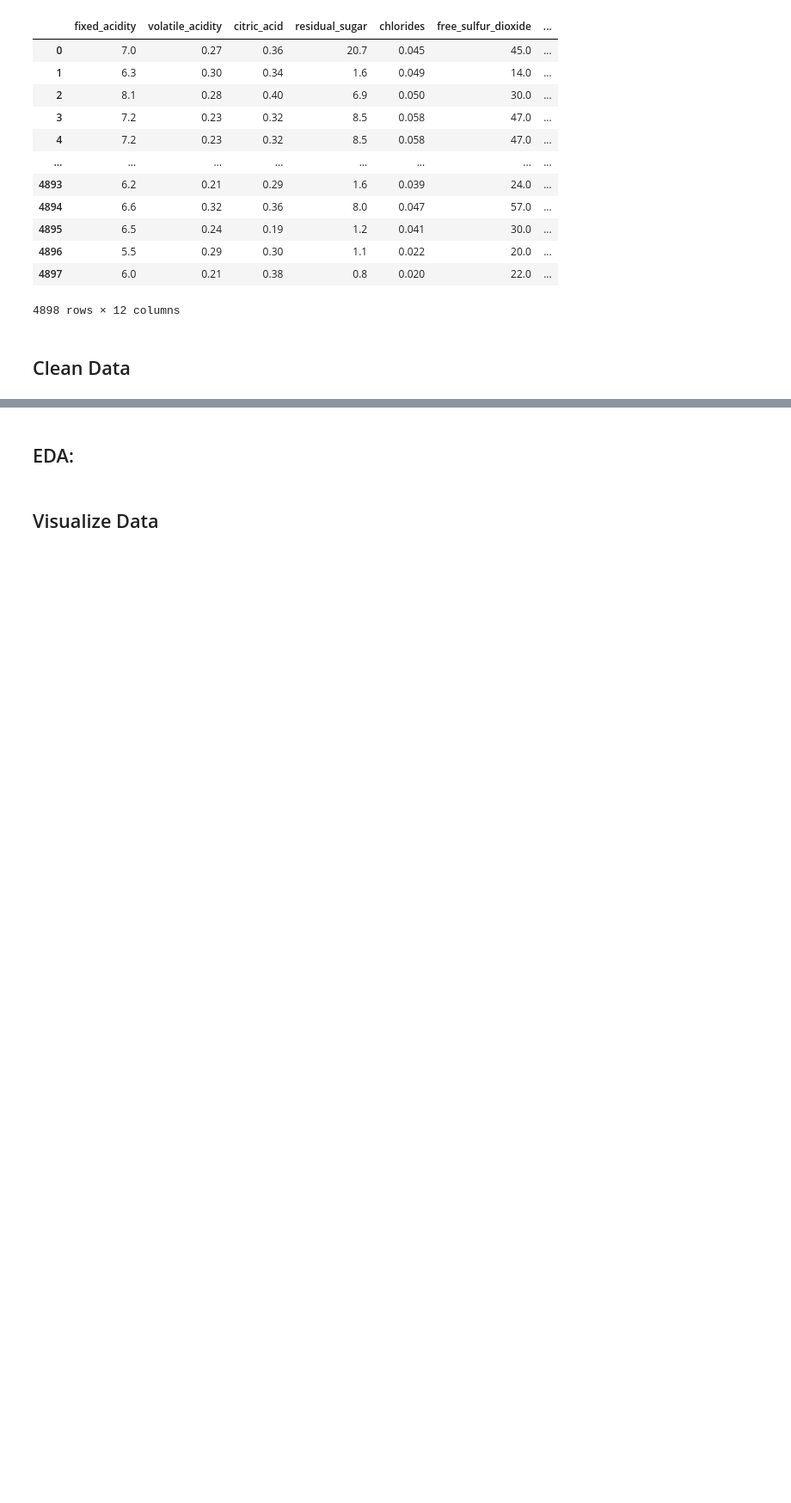
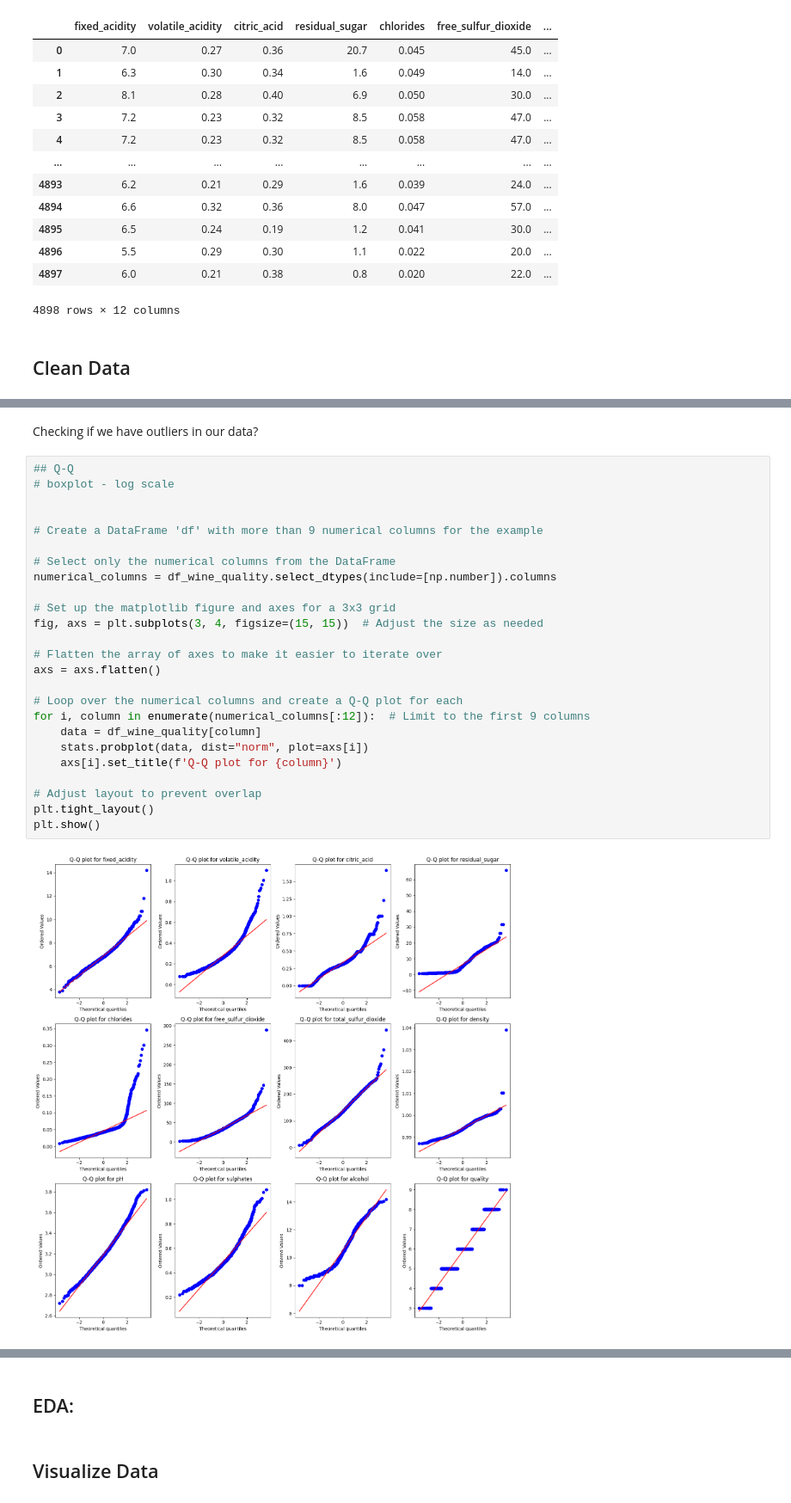
Before and after one commit to ZofiaSamsel/Wine_quality, a Jupyter notebook: main.ipynb, the cells around one changed output, grey strips where cells are left out. Shown at 86% size. Drawn from its saved outputs; the diff is of its cells as text; blank space fills up the shorter version.

```diff
--- a/main.ipynb
+++ b/main.ipynb
@@ -110 +95,30 @@ alcohol                 False
 dtype: bool
+# %% [markdown]
+Checking if we have outliers in our data?
+# %%
+## Q-Q
+# boxplot - log scale
+
+
+# Create a DataFrame 'df' with more than 9 numerical columns for the example
+
+# Select only the numerical columns from the DataFrame
+numerical_columns = df_wine_quality.select_dtypes(include=[np.number]).columns
+
+# Set up the matplotlib figure and axes for a 3x3 grid
+fig, axs = plt.subplots(3, 4, figsize=(15, 15))  # Adjust the size as needed
+
+# Flatten the array of axes to make it easier to iterate over
+axs = axs.flatten()
+
+# Loop over the numerical columns and create a Q-Q plot for each
+for i, column in enumerate(numerical_columns[:12]):  # Limit to the first 9 columns
+    data = df_wine_quality[column]
+    stats.probplot(data, dist="norm", plot=axs[i])
+    axs[i].set_title(f'Q-Q plot for {column}')
+
+# Adjust layout to prevent overlap
+plt.tight_layout()
+plt.show()
+# %% [output]
+[figure, added]
```
Also changed, not shown: parts of 11 cells of this notebook.
